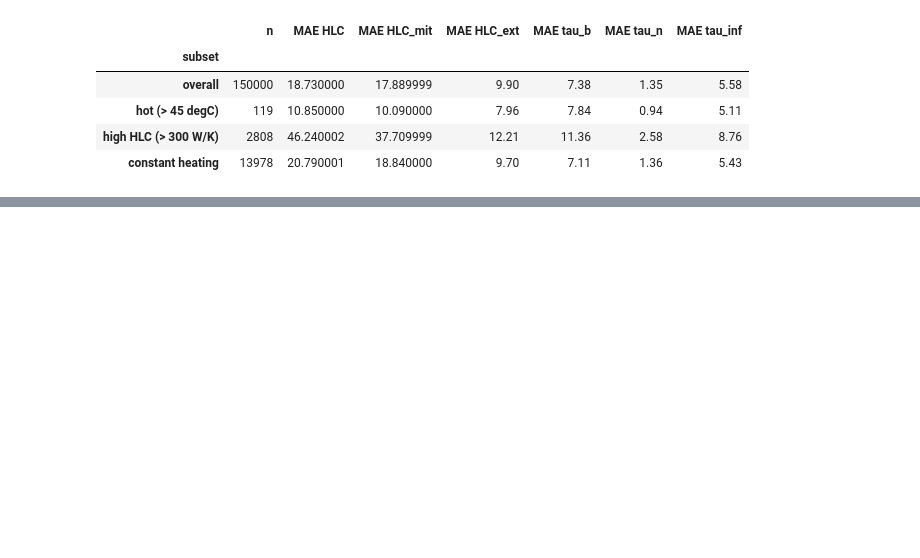
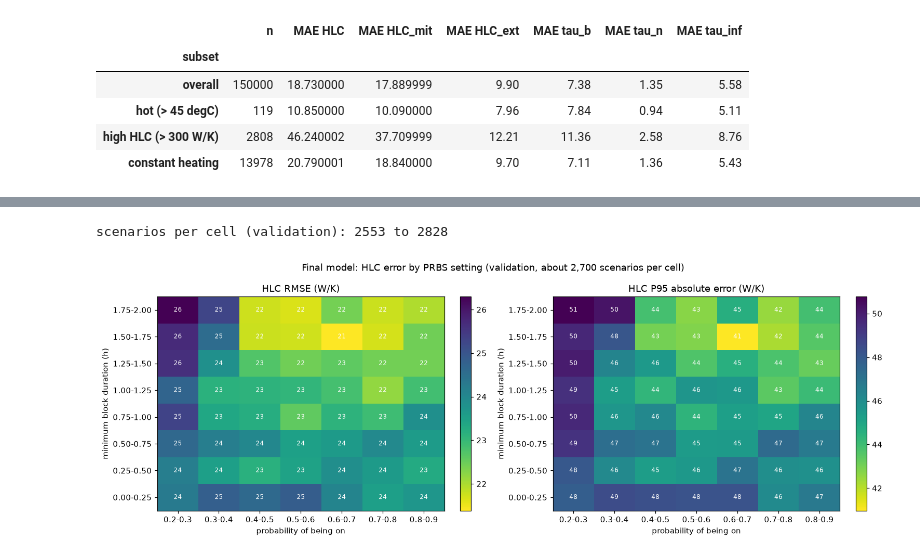
Before and after one commit to BigB021/coenergy-assessment, a Jupyter notebook: notebooks/4_final_model.ipynb, the cells around one changed output, grey strips where cells are left out. Cells and saved outputs as stored; diff of their text form; code cells hidden in the pictures; blank space fills up the shorter version.

Commit message:
PRBS Error evaluation and temp limitations

```diff
--- a/notebooks/4_final_model.ipynb
+++ b/notebooks/4_final_model.ipynb
@@ -349,15 +334,3 @@ pd.DataFrame(rows).set_index('subset').round(2)
 | hot (> 45 degC) | 119 | 10.850000 | 10.090000 | 7.96 | 7.84 | 0.94 | 5.11 |
 | high HLC (> 300 W/K) | 2808 | 46.240002 | 37.709999 | 12.21 | 11.36 | 2.58 | 8.76 |
 | constant heating | 13978 | 20.790001 | 18.840000 | 9.70 | 7.11 | 1.36 | 5.43 |
-# %%
-pattern = heating_pattern(test.x[:, 1])
-names = ['0 (constant)', '1-2', '3-5', '6-10', '11-20', '21+']
-pattern['group'] = pd.cut(pattern['switches'], bins=[-1, 0, 2, 5, 10, 20, 1000], labels=names)
-rows = []
-for g in names:
-    mask = torch.from_numpy((pattern['group'] == g).to_numpy().copy())
-    m = per_target_metrics(pred_final[mask], y_test[mask], labels)
-    rows.append({'switches': g, 'n': int(mask.sum()), 'HLC MAE': m.loc['HLC', 'MAE'],
-                 **{f'R2 {l}': m.loc[l, 'R2'] for l in ['HLC', 'HLC_ext', 'tau_n', 'tau_b']}})
-by_switches = pd.DataFrame(rows).set_index('switches')
-by_switches.round(3)
@@ -376,0 +410,35 @@ by_switches.round(3)
+# %%
+def hlc_error_map(sol_split, pred, y):
+    # HLC RMSE, P95 and count for each (minimum duration, probability on) cell
+    df = pd.DataFrame({
+        'min duration (h)': pd.cut(sol_split[MIN_DUR], DUR_BINS, include_lowest=True),
+        'probability on': pd.cut(sol_split[P_ON], PON_BINS, include_lowest=True),
+        'err': (pred[:, 0] - y[:, 0]).numpy(),
+    })
+    g = df.groupby(['min duration (h)', 'probability on'], observed=False)['err']
+    rmse = g.apply(lambda e: np.sqrt((e ** 2).mean())).unstack()
+    p95 = g.apply(lambda e: e.abs().quantile(0.95)).unstack()
+    return rmse, p95, g.size().unstack()
+
+
+rmse_val, p95_val, n_val = hlc_error_map(sol_val, pred_val_final, y_val)
+print(f'scenarios per cell (validation): {n_val.values.min()} to {n_val.values.max()}')
+
+fig, axes = plt.subplots(1, 2, figsize=(14, 5))
+for ax, (title, table) in zip(axes, [('HLC RMSE (W/K)', rmse_val), ('HLC P95 absolute error (W/K)', p95_val)]):
+    im = ax.imshow(table.values, cmap='viridis_r', aspect='auto', origin='lower')
+    for i in range(table.shape[0]):
+        for j in range(table.shape[1]):
+            ax.text(j, i, f'{table.values[i, j]:.0f}', ha='center', va='center', fontsize=8, color='white')
+    ax.set_xticks(range(table.shape[1]), [f'{iv.left:.1f}-{iv.right:.1f}' for iv in table.columns])
+    ax.set_yticks(range(table.shape[0]), [f'{max(iv.left, 0):.2f}-{iv.right:.2f}' for iv in table.index])
+    ax.set_xlabel('probability of being on'); ax.set_ylabel('minimum block duration (h)')
+    ax.set_title(title); ax.grid(False)
+    fig.colorbar(im, ax=ax, fraction=0.046)
+fig.suptitle('Final model: HLC error by PRBS setting (validation, about 2,700 scenarios per cell)')
+fig.tight_layout()
+fig.savefig(FIG_DIR / 'prbs_error_map.png', dpi=150)
+plt.show()
+# %% [output]
+scenarios per cell (validation): 2553 to 2828
+[figure, added]
```
Also changed, not shown: parts of 12 cells of this notebook, 5 other files.
